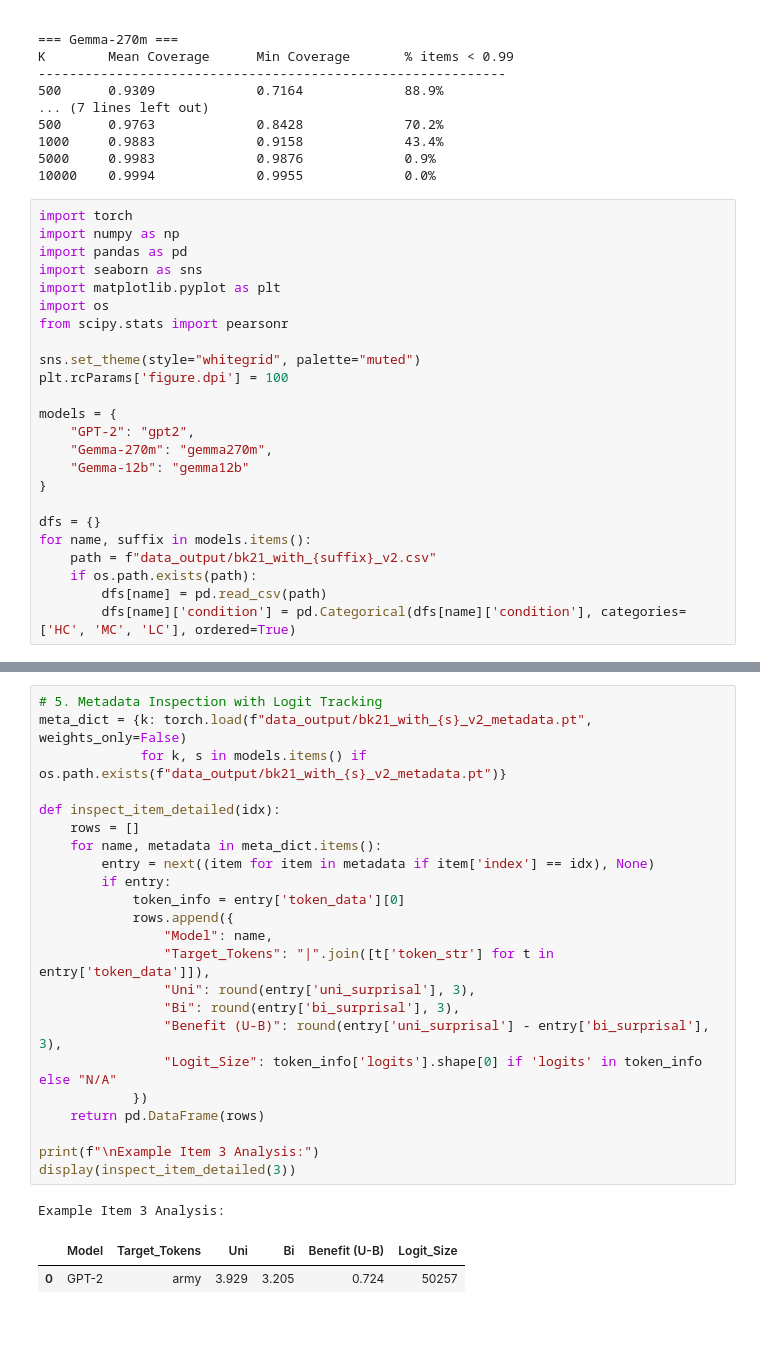
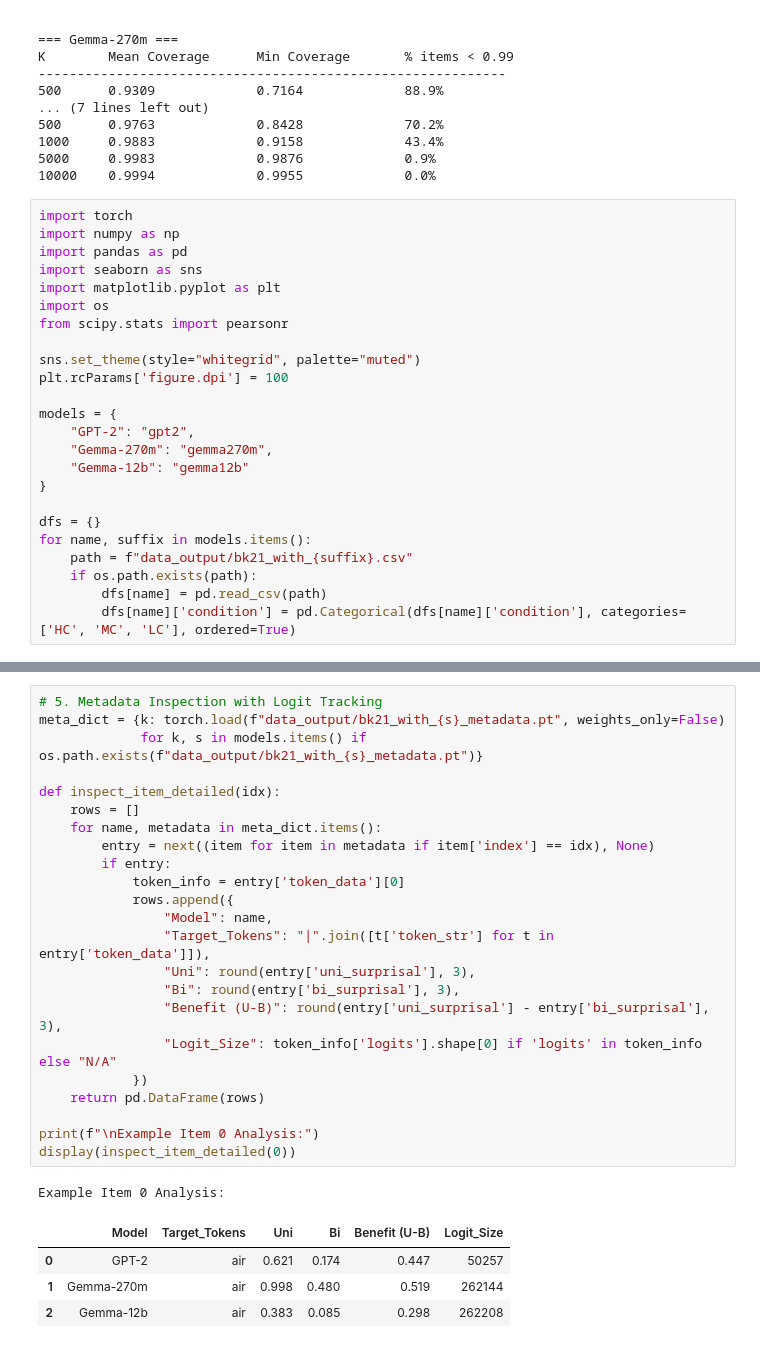
Before and after one commit to theraSara/SwP-Project, a Jupyter notebook: result_analysis.ipynb, the cells around one changed output, grey strips where cells are left out. Drawn from its saved outputs; the diff is of its cells as text.

Commit message:
Updated the result analysis of the three models surprisals

```diff
--- a/result_analysis.ipynb
+++ b/result_analysis.ipynb
@@ -78,7 +78,7 @@ models = {
 
 dfs = {}
 for name, suffix in models.items():
-    path = f"data_output/bk21_with_{suffix}_v2.csv"
+    path = f"data_output/bk21_with_{suffix}.csv"
     if os.path.exists(path):
         dfs[name] = pd.read_csv(path)
         dfs[name]['condition'] = pd.Categorical(dfs[name]['condition'], categories=['HC', 'MC', 'LC'], ordered=True)
@@ -164,30 +166,32 @@ Correlation with Human Cloze Surprisal (S=200)
 # %%
 # 5. Metadata Inspection with Logit Tracking
-meta_dict = {k: torch.load(f"data_output/bk21_with_{s}_v2_metadata.pt", weights_only=False)
-             for k, s in models.items() if os.path.exists(f"data_output/bk21_with_{s}_v2_metadata.pt")}
+meta_dict = {k: torch.load(f"data_output/bk21_with_{s}_metadata.pt", weights_only=False)
+             for k, s in models.items() if os.path.exists(f"data_output/bk21_with_{s}_metadata.pt")}
 
 def inspect_item_detailed(idx):
     rows = []
     for name, metadata in meta_dict.items():
         entry = next((item for item in metadata if item['index'] == idx), None)
         if entry:
             token_info = entry['token_data'][0]
             rows.append({
                 "Model": name,
                 "Target_Tokens": "|".join([t['token_str'] for t in entry['token_data']]),
                 "Uni": round(entry['uni_surprisal'], 3),
                 "Bi": round(entry['bi_surprisal'], 3),
                 "Benefit (U-B)": round(entry['uni_surprisal'] - entry['bi_surprisal'], 3),
                 "Logit_Size": token_info['logits'].shape[0] if 'logits' in token_info else "N/A"
             })
     return pd.DataFrame(rows)
 
-print(f"\nExample Item 3 Analysis:")
-display(inspect_item_detailed(3))
+print(f"\nExample Item 0 Analysis:")
+display(inspect_item_detailed(0))
 # %% [output]
-Example Item 3 Analysis:
+Example Item 0 Analysis:
 |  | Model | Target_Tokens | Uni | Bi | Benefit (U-B) | Logit_Size |
-| 0 | GPT-2 | army | 3.929 | 3.205 | 0.724 | 50257 |
+| 0 | GPT-2 | air | 0.621 | 0.174 | 0.447 | 50257 |
+| 1 | Gemma-270m | air | 0.998 | 0.480 | 0.519 | 262144 |
+| 2 | Gemma-12b | air | 0.383 | 0.085 | 0.298 | 262208 |
 # %%
 print(df['suffix'].value_counts().head(20))
 
```
Also changed, not shown: parts of 4 cells of this notebook.
